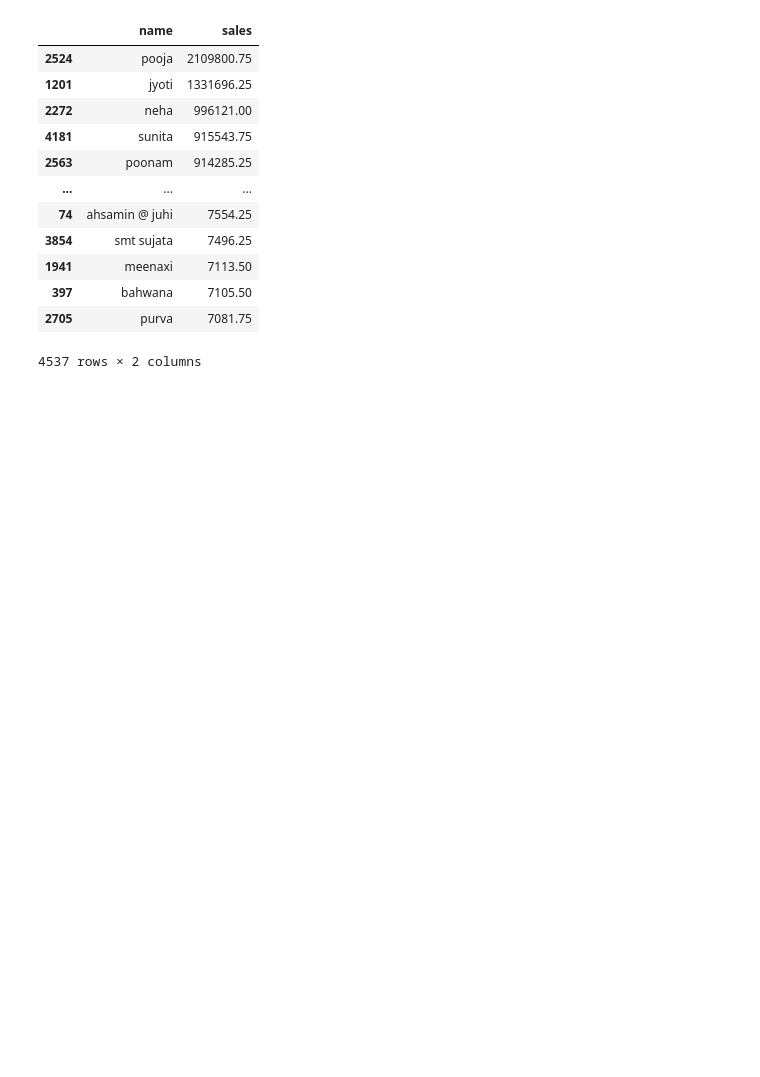
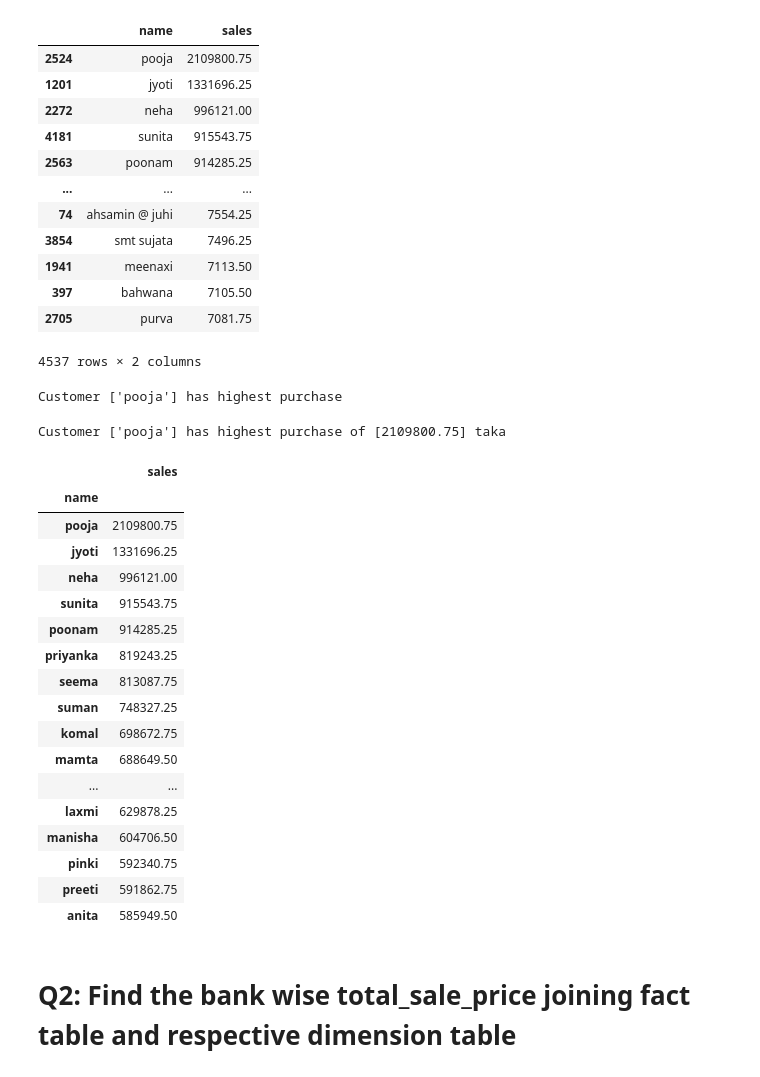
Before and after one commit to esrdlab-vinternship/HDA-Buet-vtraining-23, a Jupyter notebook: notebook/analytics/Olap.ipynb, the cells around one changed output. Cells and saved outputs as stored; diff of their text form; code cells hidden in the pictures; blank space fills up the shorter version.

```diff
--- a/notebook/analytics/Olap.ipynb
+++ b/notebook/analytics/Olap.ipynb
@@ -445,0 +446,34 @@ customerSort
+# %%
+x=customerDataFrame.nlargest(1, 'sales').values
+print('Customer '+str(x[::,0])+' has highest purchase ')
+# %% [output]
+Customer ['pooja'] has highest purchase
+# %%
+print('Customer '+str(x[::,0])+' has highest purchase of '+str(x[::,1]),'taka')
+# %% [output]
+Customer ['pooja'] has highest purchase of [2109800.75] taka
+# %%
+df=customer[0:20]
+df=df.set_index(['name'])
+df
+# %% [output]
+|  | sales |
+| name |  |
+| pooja | 2109800.75 |
+| jyoti | 1331696.25 |
+| neha | 996121.00 |
+| sunita | 915543.75 |
+| poonam | 914285.25 |
+| priyanka | 819243.25 |
+| seema | 813087.75 |
+| suman | 748327.25 |
+| komal | 698672.75 |
+| mamta | 688649.50 |
+| ... | ... |
+| laxmi | 629878.25 |
+| manisha | 604706.50 |
+| pinki | 592340.75 |
+| preeti | 591862.75 |
+| anita | 585949.50 |
+# %% [markdown]
+# Q2: Find the bank wise total_sale_price joining fact table and respective dimension table
```
Also changed, not shown: parts of 31 cells of this notebook.
